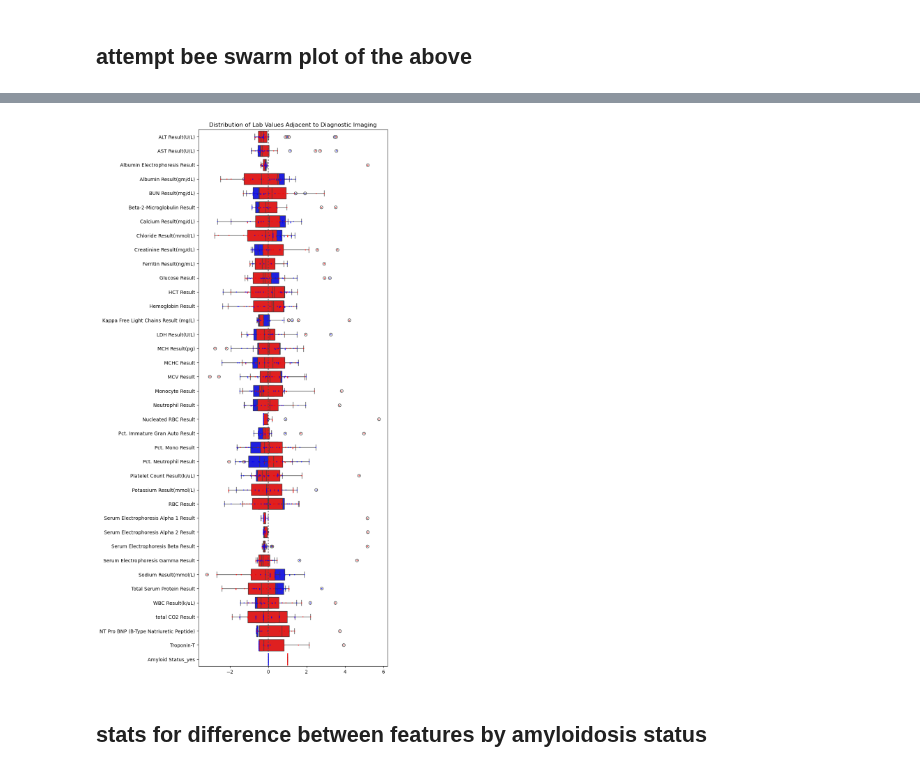
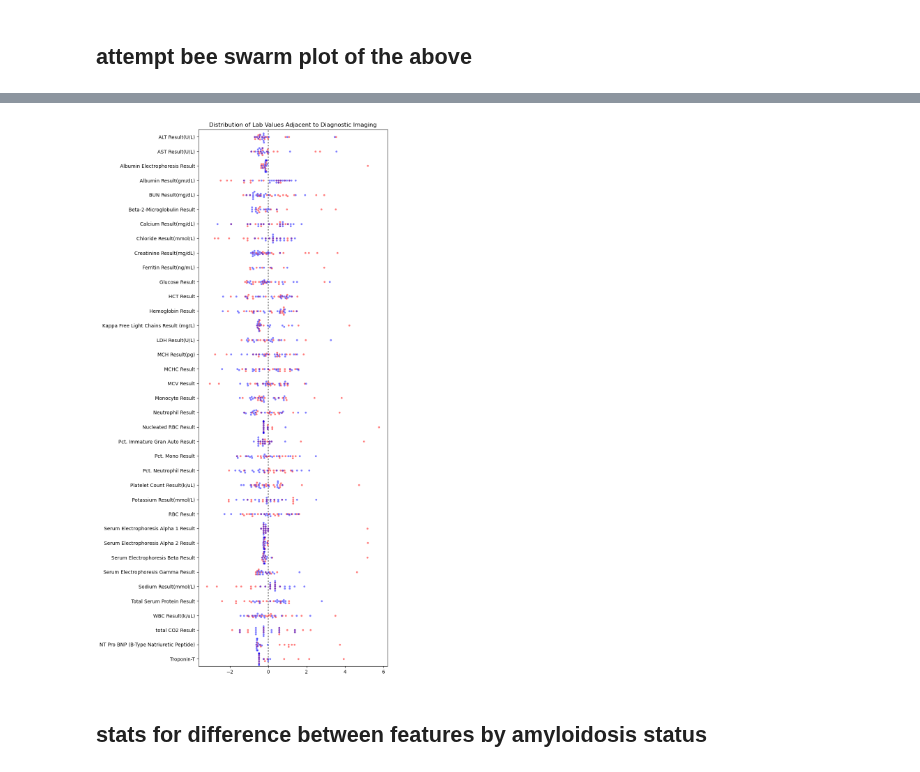
Before and after one commit to BisonCremer/cardiac-amyloidosis, a Jupyter notebook: 026_SVM_mistic2/FeatureStats_20250317.ipynb, the cells around one changed output, grey strips where cells are left out. Drawn from its saved outputs; the diff is of its cells as text; code cells hidden in the pictures.

Commit message:
Plots of echo measures and swarms
Plotting echo measures and swarm plots for the lab values proximal to imaging.  Still unsure if the echo measures should be reported as histograms or swarms.

```diff
--- a/026_SVM_mistic2/FeatureStats_20250317.ipynb
+++ b/026_SVM_mistic2/FeatureStats_20250317.ipynb
@@ -427,19 +402,25 @@ EchoAdj_StandardScalar_df["Amyloid Status_yes"]= EchoAdjInput["Amyloid Status_ye
 # %%
 fig, axs = plt.subplots(figsize = (7,20))
 
-sns.swarmplot(EchoAdj_StandardScalar_df.loc[listPositive], color = 'red',  orient = 'h', size= 2)
-sns.swarmplot(EchoAdj_StandardScalar_df.loc[listNegative], color = 'blue', orient = 'h', size = 2)
-sns.boxplot(EchoAdj_StandardScalar_df.loc[listNegative], color= 'blue', orient ='h')
-sns.boxplot(EchoAdj_StandardScalar_df.loc[listPositive], color= 'red',orient ='h')
+
+sns.swarmplot(EchoAdj_StandardScalar_df.drop(columns= ['Amyloid Status_yes']).loc[listPositive], color = 'red',  orient = 'h', size= 4, alpha = 0.5 )
+sns.swarmplot(EchoAdj_StandardScalar_df.drop(columns= ['Amyloid Status_yes']).loc[listNegative], color = 'blue', orient = 'h', size = 4, alpha = 0.5)
+
+#addition of box plots if desired
+# sns.boxplot(EchoAdj_StandardScalar_df.drop(columns= ['Amyloid Status_yes']).loc[listNegative], fill= False, orient ='h', color='cornflowerblue',
+#              whis=0, width= 0.5, fliersize=0,
+#             notch = True)
+# sns.boxplot(EchoAdj_StandardScalar_df.drop(columns= ['Amyloid Status_yes']).loc[listPositive], fill = False, color= 'lightcoral',orient ='h',
+#             whis =0, width= 0.5, fliersize= 0, notch = True )
 
 axs.axvline(0, color=".3", dashes=(2, 2))
 
 fig_file_out = ptFn.outputFiguresPath(fileName_header="EchoAdj", fileName_mid="swarmplot", fileExtension= ".jpg",
                                  fileName_suff= fileNameSuffix, parent_dir=outputDir, folderName=folder_data_out)
 plt.title("Distribution of Lab Values Adjacent to Diagnostic Imaging")
 fig.savefig(fig_file_out, bbox_inches = "tight")
 # %% [output]
-[figure, old version]
+[figure, new version]
 # %% [markdown]
 ## stats for difference between features by amyloidosis status
 # %%
```
Also changed, not shown: parts of 13 cells of this notebook.
